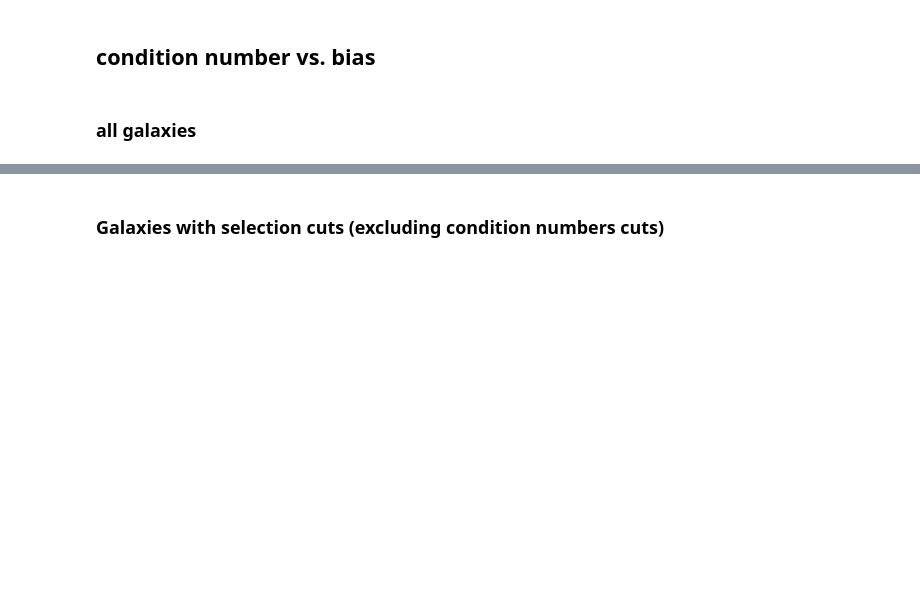
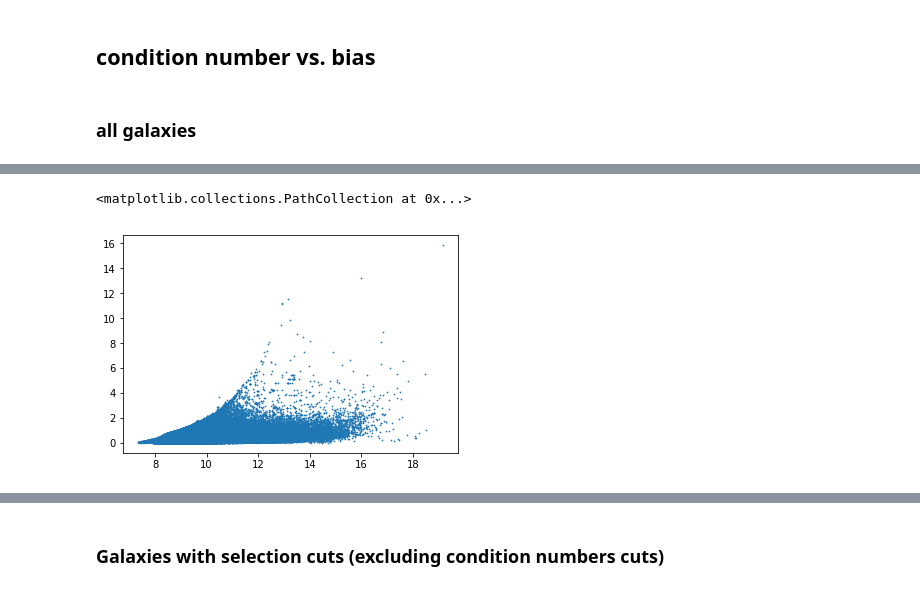
Before and after one commit to ismael-mendoza/wld_code, a Jupyter notebook: notebooks/reflect1.ipynb, the cells around one changed output, grey strips where cells are left out. Drawn from its saved outputs; the diff is of its cells as text; code cells hidden in the pictures; blank space fills up the shorter version.

```diff
--- a/notebooks/reflect1.ipynb
+++ b/notebooks/reflect1.ipynb
@@ -116,0 +166,5 @@ axes[3].set_ylabel("cond number grp", size=14);
+# %%
+plt.scatter(np.log10(cat1['cond_num']), cat1['sigma_m'], s=0.5)
+# %% [output]
+<matplotlib.collections.PathCollection at 0x...>
+[figure, added]
```
Also changed, not shown: parts of 10 cells of this notebook.
